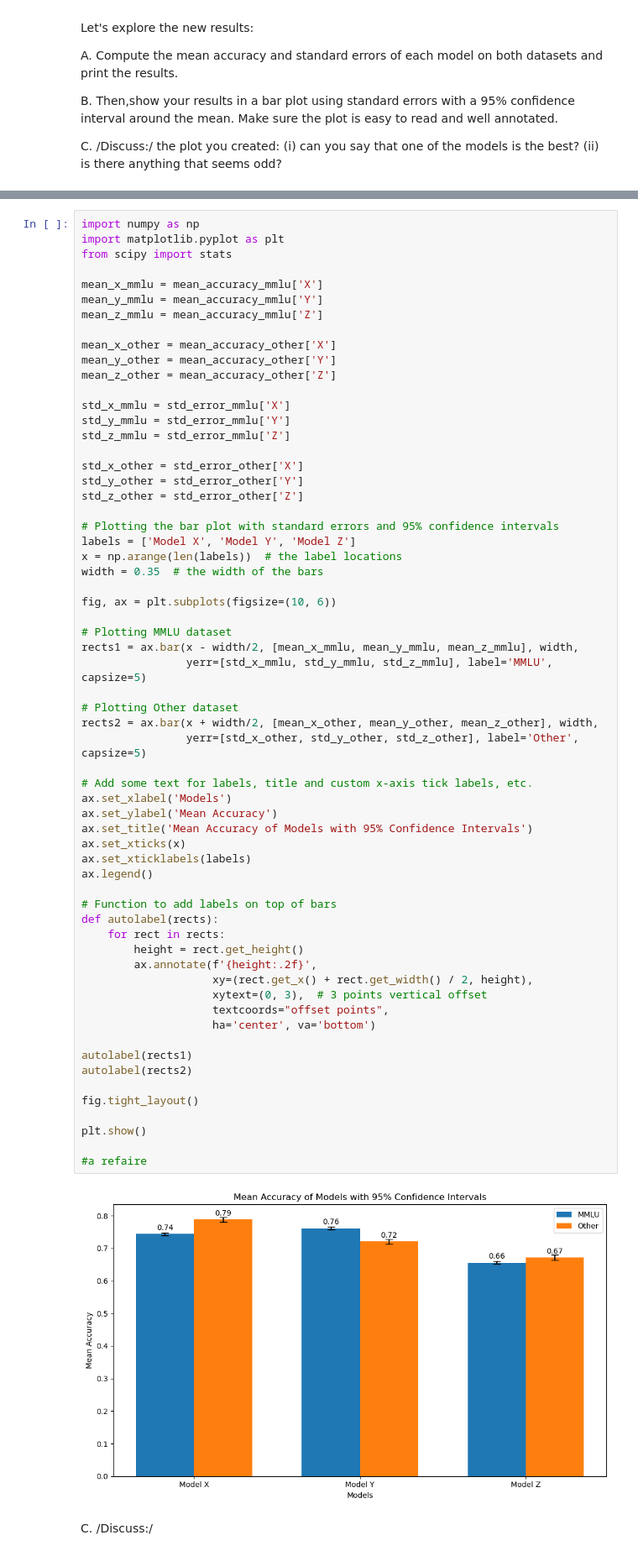
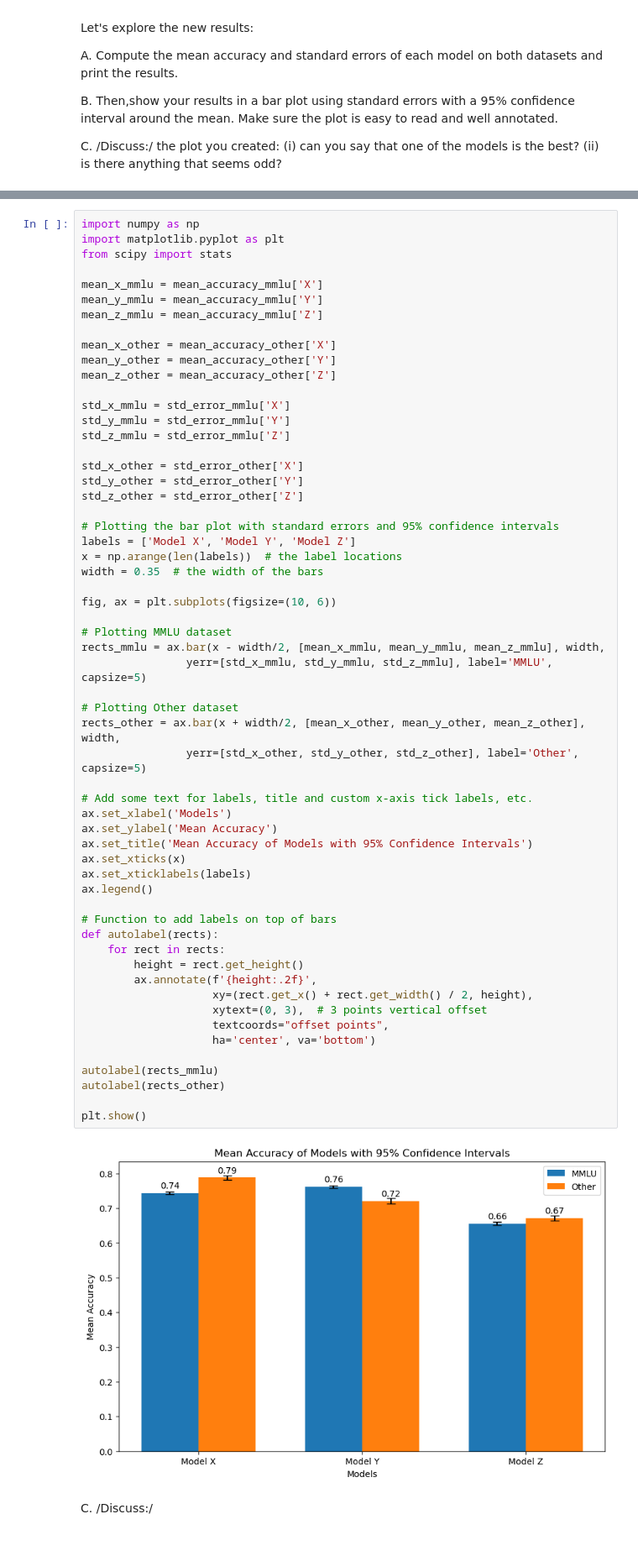
Before and after one commit to Thierrix/2024, a Jupyter notebook: Homework/01_PROJECT_NEUTRALITY/analysis.ipynb, the cells around one changed output, grey strips where cells are left out. Shown: that part at 84% size. Drawn from its saved outputs; the diff is of its cells as text.

```diff
--- a/Homework/01_PROJECT_NEUTRALITY/analysis.ipynb
+++ b/Homework/01_PROJECT_NEUTRALITY/analysis.ipynb
@@ -451,42 +461,38 @@ width = 0.35  # the width of the bars
 
 fig, ax = plt.subplots(figsize=(10, 6))
 
 # Plotting MMLU dataset
-rects1 = ax.bar(x - width/2, [mean_x_mmlu, mean_y_mmlu, mean_z_mmlu], width,
+rects_mmlu = ax.bar(x - width/2, [mean_x_mmlu, mean_y_mmlu, mean_z_mmlu], width,
                 yerr=[std_x_mmlu, std_y_mmlu, std_z_mmlu], label='MMLU', capsize=5)
 
 # Plotting Other dataset
-rects2 = ax.bar(x + width/2, [mean_x_other, mean_y_other, mean_z_other], width,
+rects_other = ax.bar(x + width/2, [mean_x_other, mean_y_other, mean_z_other], width,
                 yerr=[std_x_other, std_y_other, std_z_other], label='Other', capsize=5)
 
 # Add some text for labels, title and custom x-axis tick labels, etc.
 ax.set_xlabel('Models')
 ax.set_ylabel('Mean Accuracy')
 ax.set_title('Mean Accuracy of Models with 95% Confidence Intervals')
 ax.set_xticks(x)
 ax.set_xticklabels(labels)
 ax.legend()
 
 # Function to add labels on top of bars
 def autolabel(rects):
     for rect in rects:
         height = rect.get_height()
         ax.annotate(f'{height:.2f}',
                     xy=(rect.get_x() + rect.get_width() / 2, height),
                     xytext=(0, 3),  # 3 points vertical offset
                     textcoords="offset points",
                     ha='center', va='bottom')
 
-autolabel(rects1)
-autolabel(rects2)
-
-fig.tight_layout()
+autolabel(rects_mmlu)
+autolabel(rects_other)
 
 plt.show()
-
-#a refaire
 # %% [output]
-[figure, old version]
+[figure, new version]
 # %% [markdown]
 C. /Discuss:/
 # %% [markdown]
```
Also changed, not shown: parts of 10 cells of this notebook.
